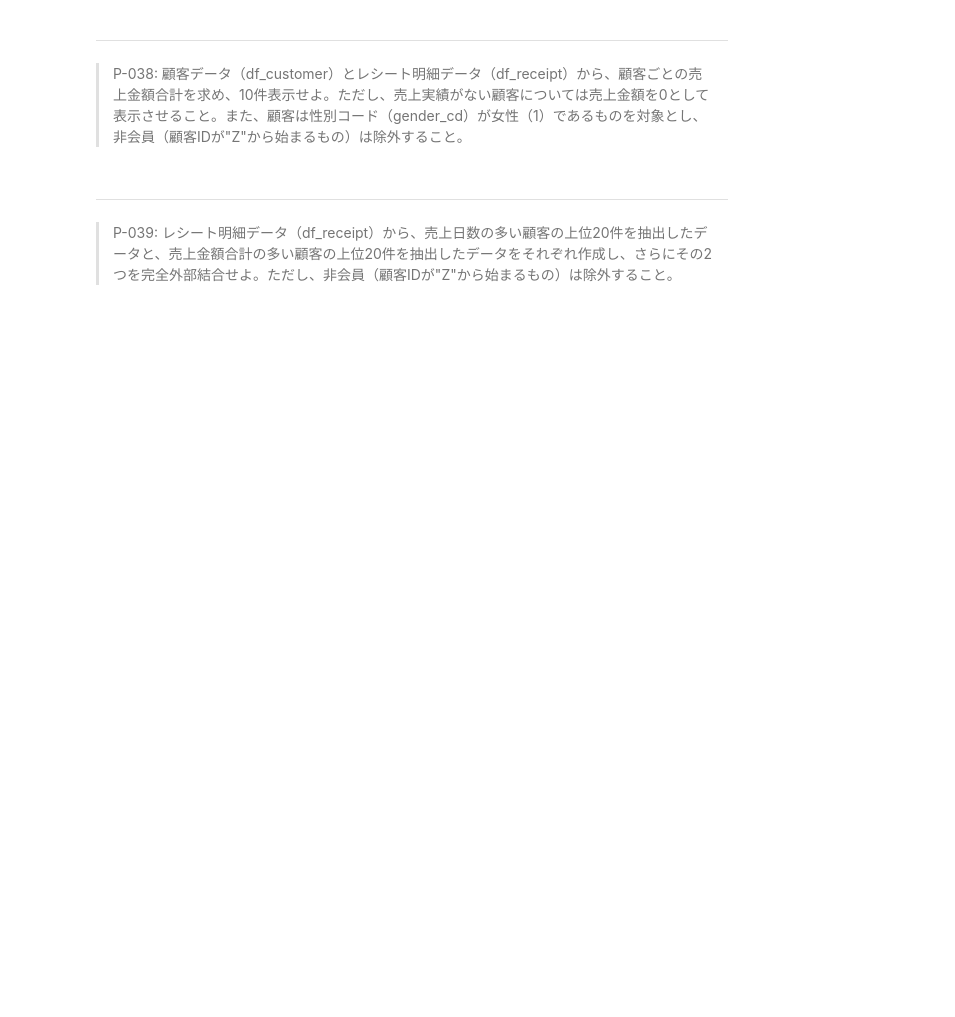
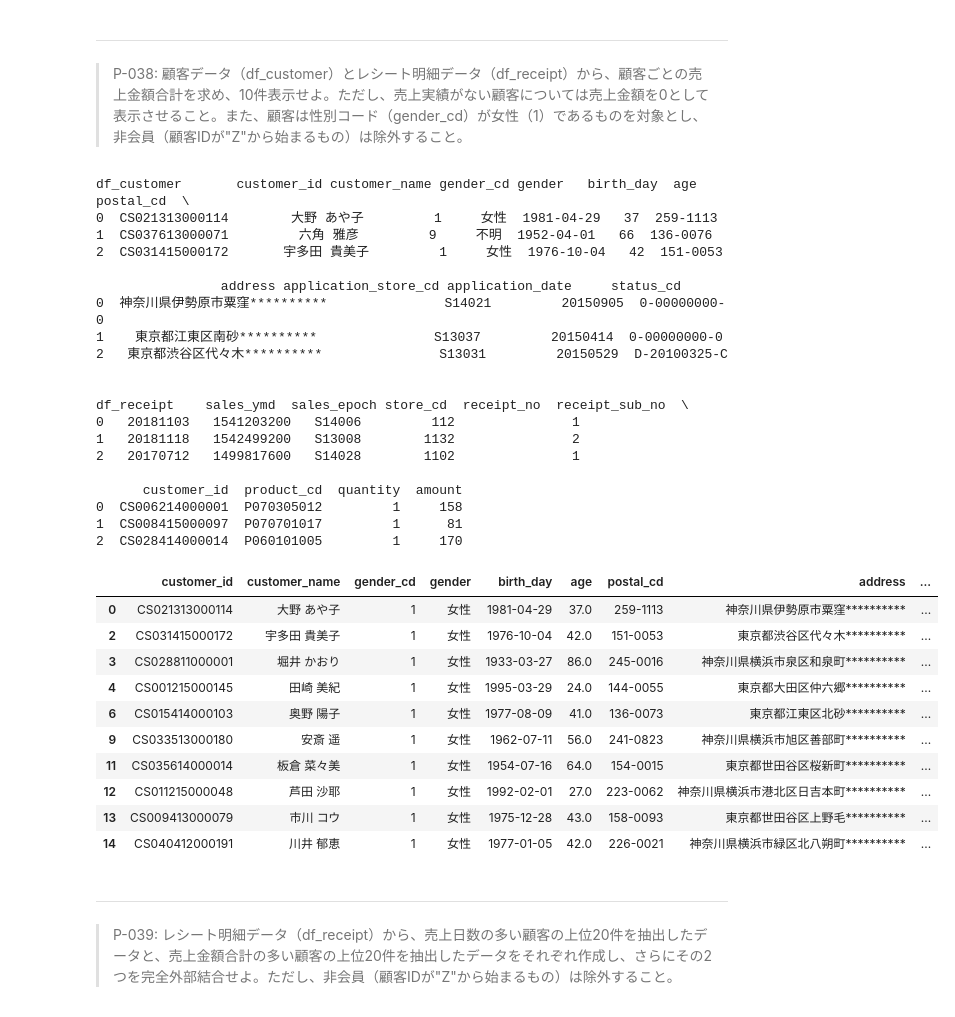
Before and after one commit to palakpaneerer/100knocks-preprocess, a Jupyter notebook: docker/work/preprocess_knock_Python.ipynb, the cells around one changed output. Saved outputs shown, nothing was run; the diff lists cells and outputs as text; code cells hidden in the pictures; blank space fills up the shorter version.

```diff
--- a/docker/work/preprocess_knock_Python.ipynb
+++ b/docker/work/preprocess_knock_Python.ipynb
@@ -495,6 +744,48 @@ numpy.std(a, axis=None, dtype=None, out=None, ddof=0, keepdims=)
 # %% [markdown]
 ---
 > P-038: 顧客データ（df_customer）とレシート明細データ（df_receipt）から、顧客ごとの売上金額合計を求め、10件表示せよ。ただし、売上実績がない顧客については売上金額を0として表示させること。また、顧客は性別コード（gender_cd）が女性（1）であるものを対象とし、非会員（顧客IDが"Z"から始まるもの）は除外すること。
+# %%
+print("df_customer", df_customer.head(3))
+print("\n")
+print("df_receipt", df_receipt.head(3))
+
+df_tmp = df_receipt.groupby("customer_id").agg({"amount":"sum"}).reset_index()
+df_tmp = pd.merge(df_customer, df_tmp, on="customer_id", how="outer")
+df_tmp = df_tmp[ (df_tmp["gender_cd"]=="1") & (~df_tmp["customer_id"].str.startswith("Z"))]
+df_tmp["amount"] = df_tmp["amount"].fillna(0)
+df_tmp.head(10)
+# %% [output]
+df_customer       customer_id customer_name gender_cd gender   birth_day  age postal_cd  \
+0  CS021313000114        大野 あや子         1     女性  1981-04-29   37  259-1113
+1  CS037613000071         六角 雅彦         9     不明  1952-04-01   66  136-0076
+2  CS031415000172       宇多田 貴美子         1     女性  1976-10-04   42  151-0053
+
+                address application_store_cd application_date     status_cd
+0  神奈川県伊勢原市粟窪**********               S14021         20150905  0-00000000-0
+1    東京都江東区南砂**********               S13037         20150414  0-00000000-0
+2   東京都渋谷区代々木**********               S13031         20150529  D-20100325-C
+
+
+df_receipt    sales_ymd  sales_epoch store_cd  receipt_no  receipt_sub_no  \
+0   20181103   1541203200   S14006         112               1
+1   20181118   1542499200   S13008        1132               2
+2   20170712   1499817600   S14028        1102               1
+
+      customer_id  product_cd  quantity  amount
+0  CS006214000001  P070305012         1     158
+1  CS008415000097  P070701017         1      81
+2  CS028414000014  P060101005         1     170
+|  | customer_id | customer_name | gender_cd | gender | birth_day | age | postal_cd | address | ... |
+| 0 | CS021313000114 | 大野 あや子 | 1 | 女性 | 1981-04-29 | 37.0 | 259-1113 | 神奈川県伊勢原市粟窪********** | ... |
+| 2 | CS031415000172 | 宇多田 貴美子 | 1 | 女性 | 1976-10-04 | 42.0 | 151-0053 | 東京都渋谷区代々木********** | ... |
+| 3 | CS028811000001 | 堀井 かおり | 1 | 女性 | 1933-03-27 | 86.0 | 245-0016 | 神奈川県横浜市泉区和泉町********** | ... |
+| 4 | CS001215000145 | 田崎 美紀 | 1 | 女性 | 1995-03-29 | 24.0 | 144-0055 | 東京都大田区仲六郷********** | ... |
+| 6 | CS015414000103 | 奥野 陽子 | 1 | 女性 | 1977-08-09 | 41.0 | 136-0073 | 東京都江東区北砂********** | ... |
+| 9 | CS033513000180 | 安斎 遥 | 1 | 女性 | 1962-07-11 | 56.0 | 241-0823 | 神奈川県横浜市旭区善部町********** | ... |
+| 11 | CS035614000014 | 板倉 菜々美 | 1 | 女性 | 1954-07-16 | 64.0 | 154-0015 | 東京都世田谷区桜新町********** | ... |
+| 12 | CS011215000048 | 芦田 沙耶 | 1 | 女性 | 1992-02-01 | 27.0 | 223-0062 | 神奈川県横浜市港北区日吉本町********** | ... |
+| 13 | CS009413000079 | 市川 コウ | 1 | 女性 | 1975-12-28 | 43.0 | 158-0093 | 東京都世田谷区上野毛********** | ... |
+| 14 | CS040412000191 | 川井 郁恵 | 1 | 女性 | 1977-01-05 | 42.0 | 226-0021 | 神奈川県横浜市緑区北八朔町********** | ... |
 # %% [markdown]
 ---
 > P-039: レシート明細データ（df_receipt）から、売上日数の多い顧客の上位20件を抽出したデータと、売上金額合計の多い顧客の上位20件を抽出したデータをそれぞれ作成し、さらにその2つを完全外部結合せよ。ただし、非会員（顧客IDが"Z"から始まるもの）は除外すること。
```
Also changed, not shown: parts of 19 cells of this notebook.
